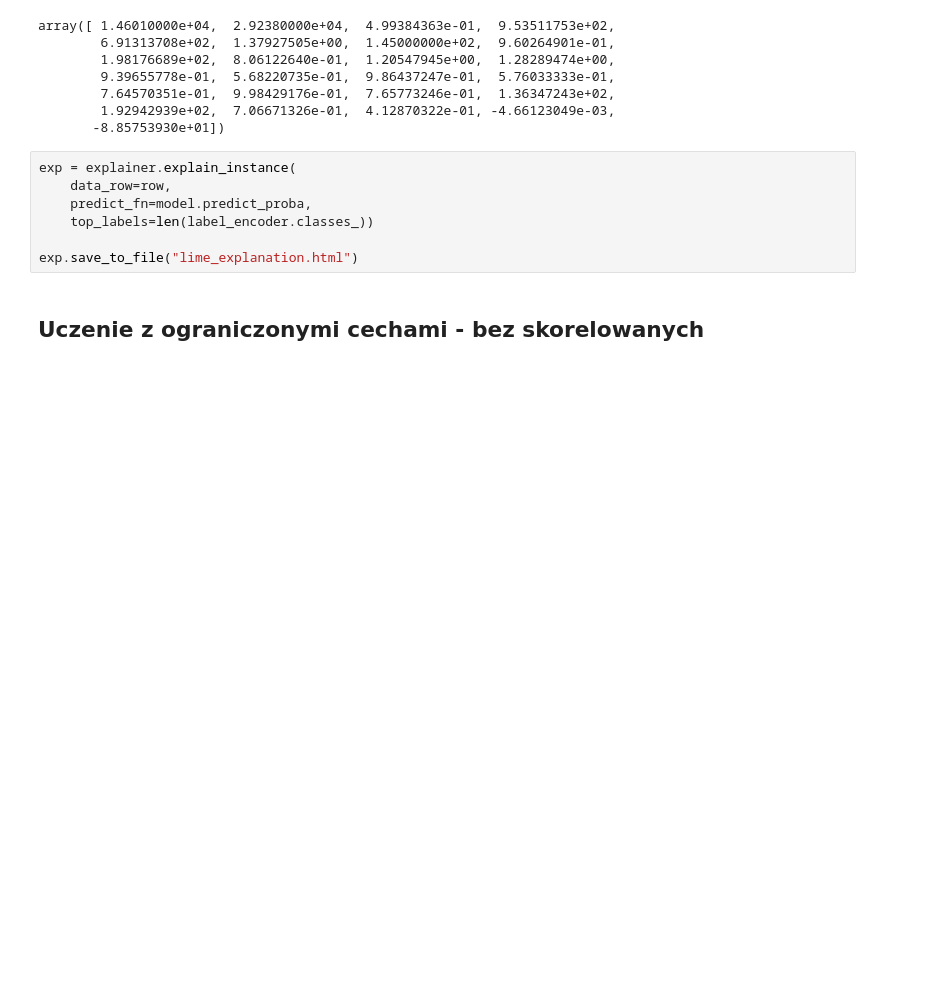
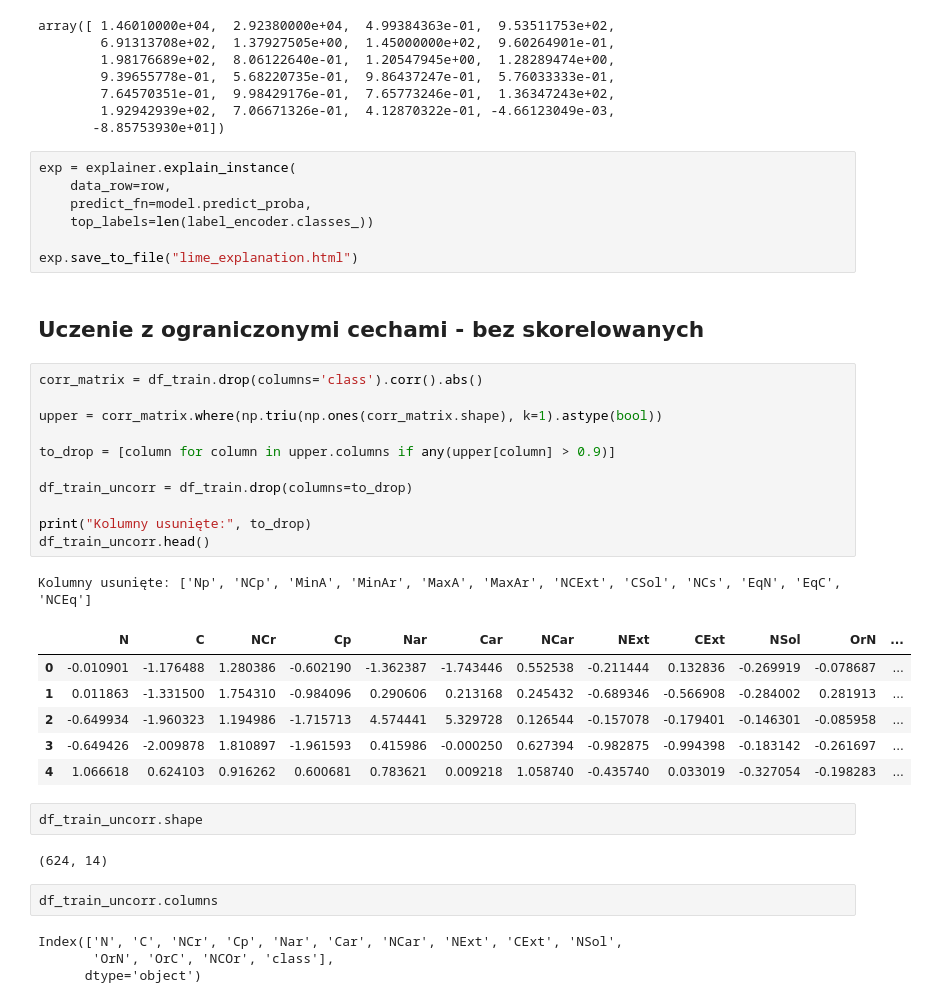
Before and after one commit to aleksandra0014/system-analizy-cytologicznej, a Jupyter notebook: segmentation/classificators_learning.ipynb, the cells around one changed output. Cells and saved outputs as stored; diff of their text form; blank space fills up the shorter version.

```diff
--- a/segmentation/classificators_learning.ipynb
+++ b/segmentation/classificators_learning.ipynb
@@ -689,3 +690,32 @@ exp = explainer.explain_instance(
 exp.save_to_file("lime_explanation.html")
 # %% [markdown]
 ## Uczenie z ograniczonymi cechami - bez skorelowanych
+# %%
+corr_matrix = df_train.drop(columns='class').corr().abs()
+
+upper = corr_matrix.where(np.triu(np.ones(corr_matrix.shape), k=1).astype(bool))
+
+to_drop = [column for column in upper.columns if any(upper[column] > 0.9)]
+
+df_train_uncorr = df_train.drop(columns=to_drop)
+
+print("Kolumny usunięte:", to_drop)
+df_train_uncorr.head()
+# %% [output]
+Kolumny usunięte: ['Np', 'NCp', 'MinA', 'MinAr', 'MaxA', 'MaxAr', 'NCExt', 'CSol', 'NCs', 'EqN', 'EqC', 'NCEq']
+|  | N | C | NCr | Cp | Nar | Car | NCar | NExt | CExt | NSol | OrN | ... |
+| 0 | -0.010901 | -1.176488 | 1.280386 | -0.602190 | -1.362387 | -1.743446 | 0.552538 | -0.211444 | 0.132836 | -0.269919 | -0.078687 | ... |
+| 1 | 0.011863 | -1.331500 | 1.754310 | -0.984096 | 0.290606 | 0.213168 | 0.245432 | -0.689346 | -0.566908 | -0.284002 | 0.281913 | ... |
+| 2 | -0.649934 | -1.960323 | 1.194986 | -1.715713 | 4.574441 | 5.329728 | 0.126544 | -0.157078 | -0.179401 | -0.146301 | -0.085958 | ... |
+| 3 | -0.649426 | -2.009878 | 1.810897 | -1.961593 | 0.415986 | -0.000250 | 0.627394 | -0.982875 | -0.994398 | -0.183142 | -0.261697 | ... |
+| 4 | 1.066618 | 0.624103 | 0.916262 | 0.600681 | 0.783621 | 0.009218 | 1.058740 | -0.435740 | 0.033019 | -0.327054 | -0.198283 | ... |
+# %%
+df_train_uncorr.shape
+# %% [output]
+(624, 14)
+# %%
+df_train_uncorr.columns
+# %% [output]
+Index(['N', 'C', 'NCr', 'Cp', 'Nar', 'Car', 'NCar', 'NExt', 'CExt', 'NSol',
+       'OrN', 'OrC', 'NCOr', 'class'],
+      dtype='object')
```
Also changed, not shown: parts of 14 cells of this notebook, 2 other files.
